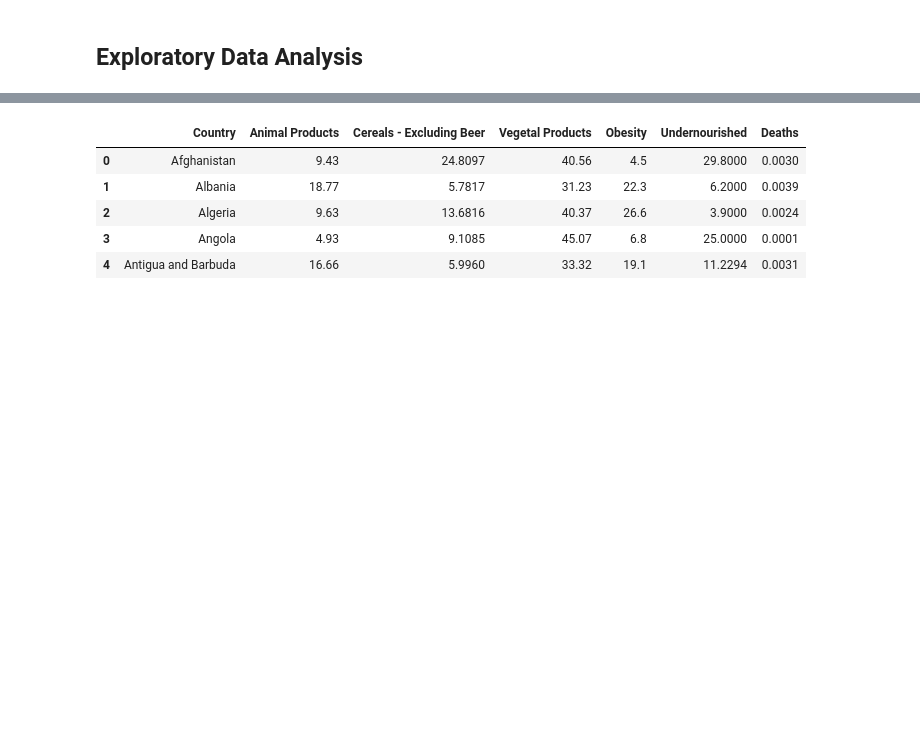
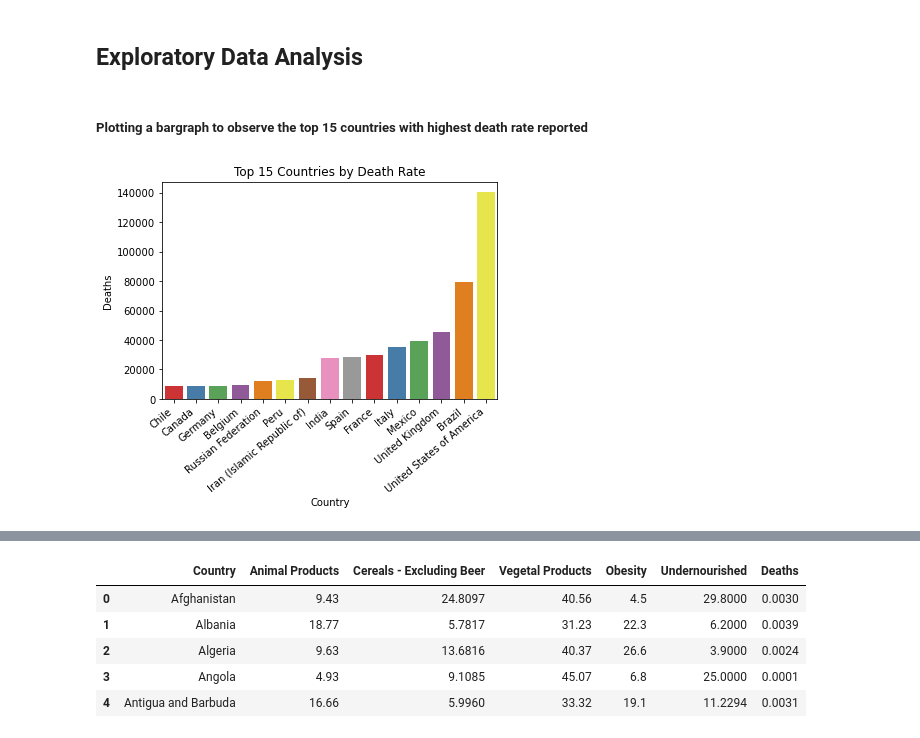
Before and after one commit to MahalavanyaSriram/COVID-19_Prediction, a Jupyter notebook: Kdd_Project.ipynb, the cells around one changed output, grey strips where cells are left out. Cells and saved outputs as stored; diff of their text form; code cells hidden in the pictures; blank space fills up the shorter version.

Commit message:
Created few more graphs as part of EDA

```diff
--- a/Kdd_Project.ipynb
+++ b/Kdd_Project.ipynb
@@ -253,3 +253,20 @@ covid_food_data
 # %%
 import warnings
 warnings.filterwarnings('ignore')
+# %% [markdown]
+##### Plotting a bargraph to observe the top 15 countries with highest death rate reported
+# %%
+covid_food_analysis = pd.DataFrame(covid_food_data, columns = ['Country', 'Animal Products', 'Cereals - Excluding Beer', 'Vegetal Products', 'Obesity', 'Undernourished', 'Deaths', 'Population'])
+# replacing death % value with number of deaths
+covid_food_analysis.Deaths = covid_food_analysis.Deaths * covid_food_analysis.Population / 100
+covid_food_analysis.Deaths = np.round(covid_food_analysis.Deaths, decimals =0)
+covid_food_analysis_sorted = covid_food_analysis.sort_values(by=['Deaths'])
+# top 15 countries based on death rate
+highest_deathRate_countries = covid_food_analysis_sorted.tail(15)
+#bar plot
+ax = sns.barplot('Country', 'Deaths', data = highest_deathRate_countries, palette="Set1")
+ax.set_title('Top 15 Countries by Death Rate')
+ax.set_xticklabels(ax.get_xticklabels(),rotation=40, ha = 'right')
+plt.show()
+# %% [output]
+[figure, added]
```
Also changed, not shown: parts of 7 cells of this notebook.
